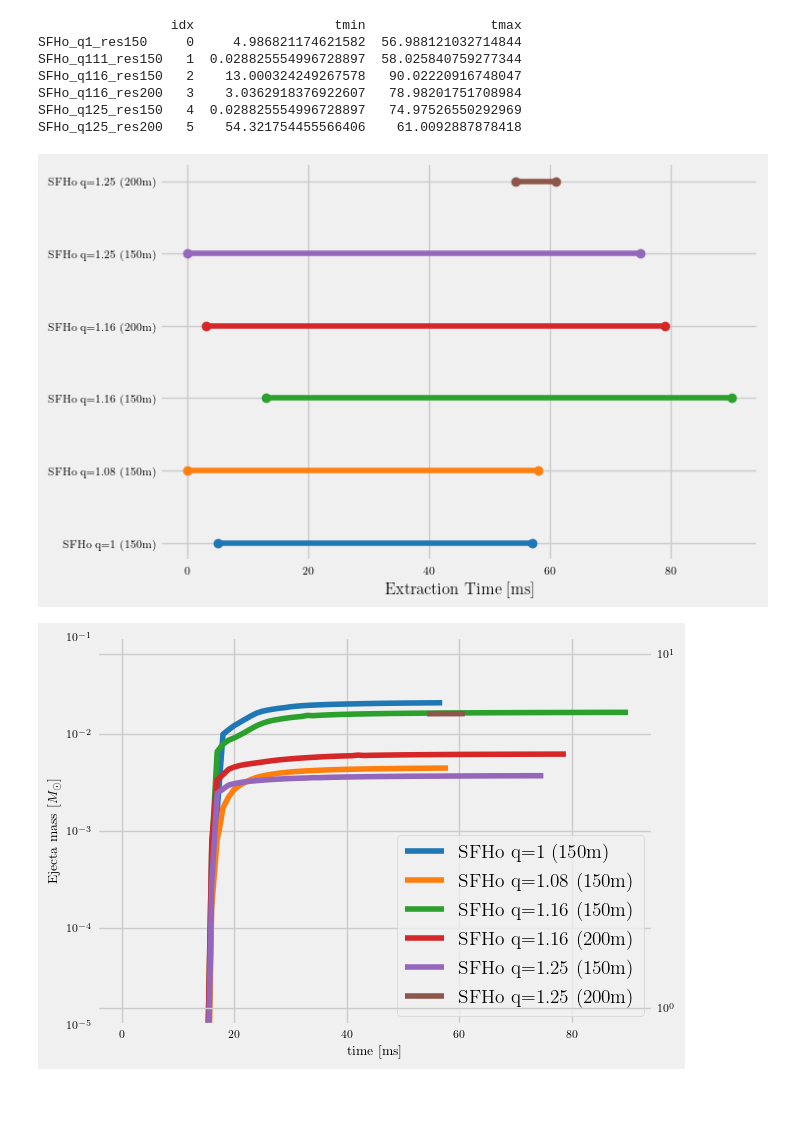
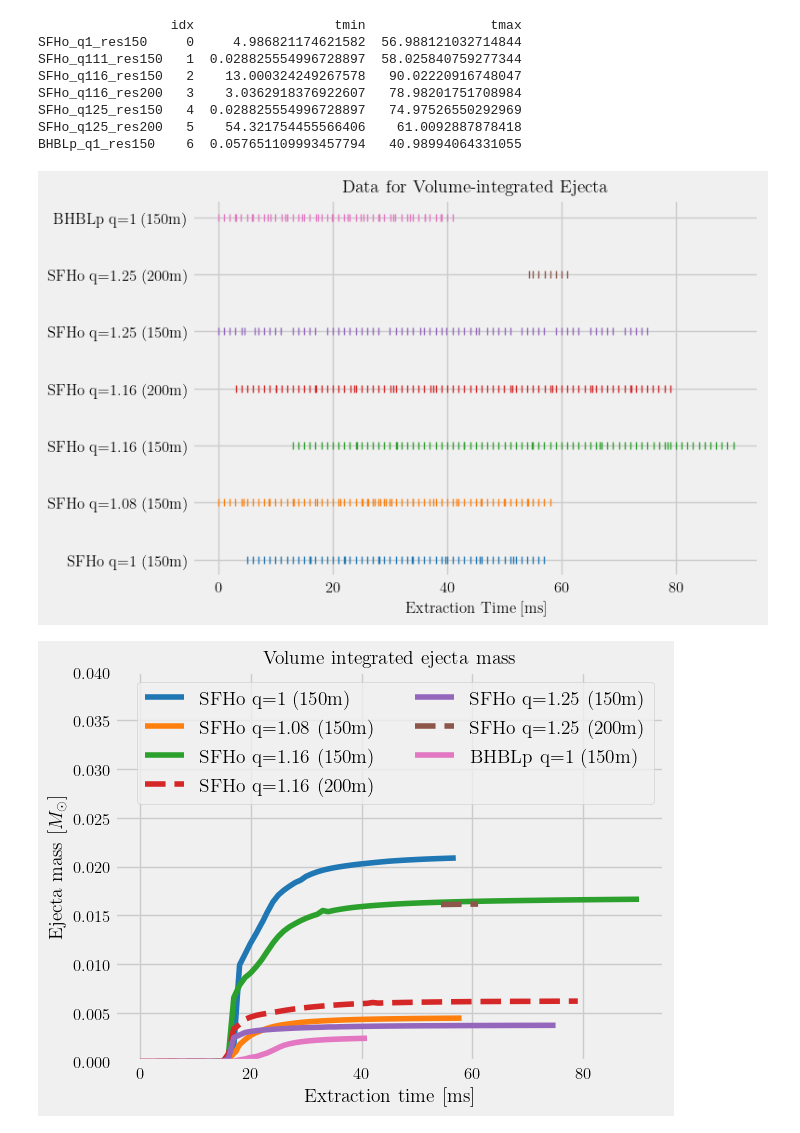
Before and after one commit to vsevolodnedora/PyBlastAfterglowMag, a Jupyter notebook: projects/knafg_kenta/ejecta_analysis.ipynb, the cells around one changed output. Drawn from its saved outputs; the diff is of its cells as text; code cells hidden in the pictures; blank space fills up the shorter version.

Commit message:
[dev:project] work on kenta afterglow ejecta

```diff
--- a/projects/knafg_kenta/ejecta_analysis.ipynb
+++ b/projects/knafg_kenta/ejecta_analysis.ipynb
@@ -24 +20,6 @@ from settings import *
+# %%
+# Collate data for simulations (USE ONLY ONCE)
+for sim_key, sim_dic in SIMULATIONS.items():
+    pr = ProcessRaw(simumlation=sim_dic)
+    # pr.process_raw_ejecta_files(infiles= "ejecta_*.h5", fname_output= "ej_collated.h5", mode="mass")
 # %%
@@ -25,6 +27,6 @@ from settings import *
 df = pd.DataFrame(SIMULATIONS).T
 # %%
-# collect tmin tmax
+# collect tmin tmax for all simulations
 df["tmin"],df["tmax"] = pd.Series(dtype = 'object'), pd.Series(dtype = 'object')
 for sim, sim_dic in df.iterrows():
     data = PBA.id_kenta.EjectaData(sim_dic["datadir"]+"ej_collated.h5",verbose=True)
@@ -39,40 +41,63 @@ SFHo_q116_res150   2    13.000324249267578   90.02220916748047
 SFHo_q116_res200   3    3.0362918376922607   78.98201751708984
 SFHo_q125_res150   4  0.028825554996728897   74.97526550292969
 SFHo_q125_res200   5    54.321754455566406    61.0092887878418
+BHBLp_q1_res150    6  0.057651109993457794   40.98994064331055
 # %%
+# Plot extraction time for all simulations
 fig, ax = plt.subplots(figsize=(7,5))
 for sim, sim_dic in df.iterrows():
-    ax.plot([sim_dic["tmin"],sim_dic["tmax"]],[sim_dic["idx"],sim_dic["idx"]],
-            marker="o", color=color_pal[sim_dic["idx"]])
+    # ax.plot([sim_dic["tmin"],sim_dic["tmax"]],[sim_dic["idx"],sim_dic["idx"]],
+            # marker="o", color=color_pal[sim_dic["idx"]], )
+    data = PBA.id_kenta.EjectaData(sim_dic["datadir"]+"ej_collated.h5",verbose=True)
+    ax.plot(data.getText(), np.full_like(data.getText(),sim_dic["idx"]),
+            marker="|", color=color_pal[sim_dic["idx"]], linestyle="None")
 
 ticks_loc = ax.get_yticks().tolist()
 ax.yaxis.set_major_locator(mticker.FixedLocator(ticks_loc))
-ax.set_yticklabels(["-1"] + df["label"].to_list() + ["10"])
+ax.set_yticklabels(["-1"] + df["label"].to_list() + ["10"],fontsize=12)
 ax.set_xlabel("Extraction Time [ms]", fontsize=12)
+ax.tick_params(labelsize=12)
 ax.minorticks_on()
+ax.set_title("Data for Volume-integrated Ejecta",fontsize=14)
 plt.show()
 # %% [output]
-[figure, old version]
+[figure, new version]
 # %%
-fig, ax = plt.subplots(ncols=1,nrows=1)
-ax2 = ax.twinx()
-for sim, sim_dic in df.iterrows():
-    ej = PBA.id_kenta.EjectaData(sim_dic["datadir"]+"ej_collated.h5",verbose=True)
-    data = PBA.id_kenta.Data(fpath_rhomax=sim_dic["datadir"]+sim_dic["rhomax"],
-                             fpath_mdot=sim_dic["datadir"]+sim_dic["mdot_extract"])
-    ax.plot(ej.getText(), ej.total_mass(), color=color_pal[sim_dic["idx"]],
-            label=sim_dic["label"],ls="-")
-    # ax.plot(ej.getText(), ej.total_mass_fasttail(),color=color_pal[sim_dic["idx"]],
-    #         label=r"$\Gamma\beta>1$",ls="--")
-    # ax2.plot(*data.get_rhomax(),color=color_pal[sim_dic["idx"]],label=r"$\rho_{\rm max}$",ls=":")
-    # ax2.plot(*data.get_mdot(),color=color_pal[sim_dic["idx"]],label=r"$\dot{M}$",ls="-.")
-ax.set_ylim(1e-5,1e-1)
-ax2.set_yscale("log")
-ax.legend(fontsize=14)
-ax.set_yscale("log")
-ax.set_xlabel("time [ms]")
-ax.set_ylabel(r"Ejecta mass $[M_{\odot}]$")
-plt.savefig(os.getcwd()+"/"+"ejecta_mass_evol.png",dpi=256)
-plt.show()
+# Ejecta mass evolution of all simulations
+def plot_all_sim_ejecta_mass(crit=None,yscale="linear",ylim=(0,0.04),title="Volume integrated ejecta mass"):
+    fig, ax = plt.subplots(ncols=1,nrows=1)
+    #ax2 = ax.twinx()
+    for sim, sim_dic in df.iterrows():
+        ej = PBA.id_kenta.EjectaData(sim_dic["datadir"]+"ej_collated.h5",verbose=True)
+        if (crit is None):
+            mass = ej.total_mass()
+        else:
+            mass = ej.total_mass_vs_text(crit=crit)
+
+        if sim_dic["res"] == 150:
+            ax.plot(ej.getText(), mass, color=color_pal[sim_dic["idx"]],
+                label=sim_dic["label"],ls="-")
+        else:
+            ax.plot(ej.getText(), mass, color=color_pal[sim_dic["idx"]],
+                label=sim_dic["label"],ls="--")
+        # data = PBA.id_kenta.Data(fpath_rhomax=sim_dic["datadir"]+sim_dic["rhomax"],
+        #                          fpath_mdot=sim_dic["datadir"]+sim_dic["mdot_extract"])
+        # ax.plot(ej.getText(), ej.total_mass_fasttail(),color=color_pal[sim_dic["idx"]],
+        #         label=r"$\Gamma\beta>1$",ls="--")
+        # ax2.plot(*data.get_rhomax(),color=color_pal[sim_dic["idx"]],label=r"$\rho_{\rm max}$",ls=":")
+        # ax2.plot(*data.get_mdot(),color=color_pal[sim_dic["idx"]],label=r"$\dot{M}$",ls="-.")
+    ax.tick_params(labelsize=12)
+    ax.set_ylim(*ylim)
+    ax.set_yscale(yscale)
+    ax.legend(fontsize=14,ncol=2)
+    # ax.set_yscale("log")
+    ax.set_xlabel("Extraction time [ms]",fontsize=14)
+    ax.set_ylabel(r"Ejecta mass $[M_{\odot}]$",fontsize=14)
+    ax.set_title(title,fontsize=14)
+    # ax.grid(which="both",axis="both")
+    plt.tight_layout()
+    plt.savefig(os.getcwd()+"/"+"ejecta_mass_evol.png",dpi=256)
+    plt.show()
+plot_all_sim_ejecta_mass()
 # %% [output]
-[figure, old version]
+[figure, new version]
```
Also changed, not shown: parts of 18 cells of this notebook, 2 other files.
